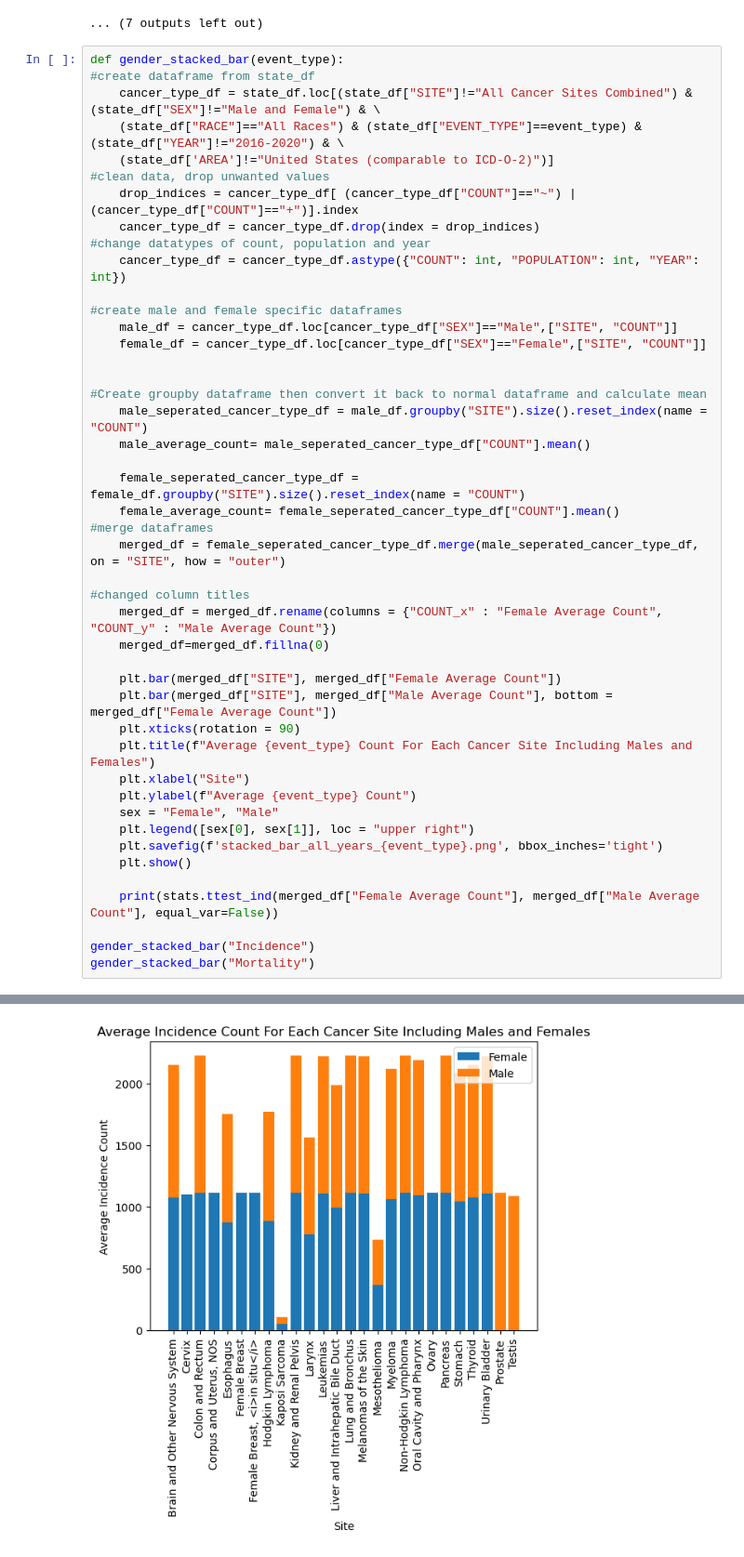
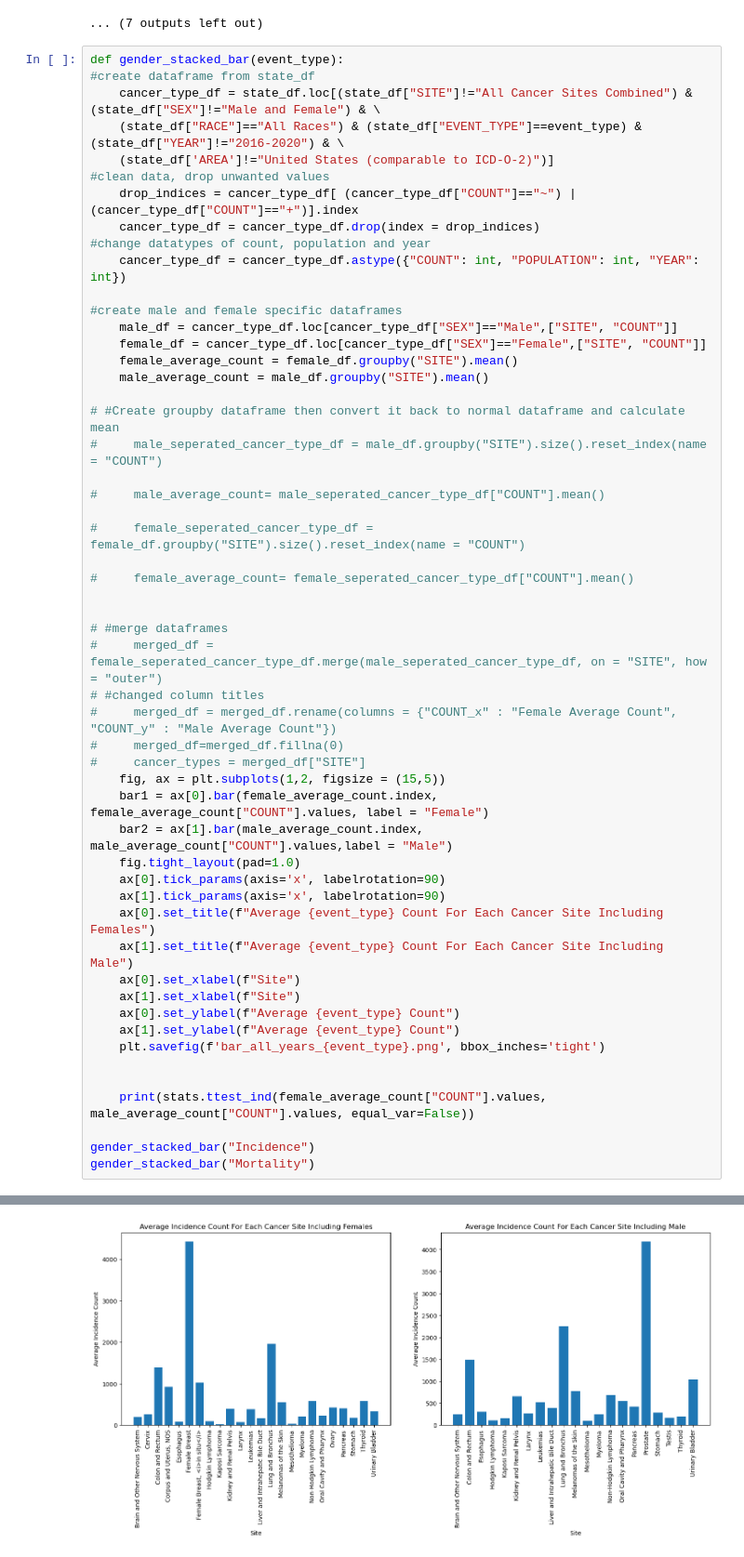
Before and after one commit to cassidyschul/American_cancer_stats, a Jupyter notebook: script_CMS.ipynb, the cells around one changed output, grey strips where cells are left out. Shown at 93% size. Cells and saved outputs as stored; diff of their text form.

Commit message:
Update script and add visualizations

```diff
--- a/script_CMS.ipynb
+++ b/script_CMS.ipynb
@@ -149,33 +149,41 @@ def gender_stacked_bar(event_type):
 #create male and female specific dataframes
     male_df = cancer_type_df.loc[cancer_type_df["SEX"]=="Male",["SITE", "COUNT"]]
     female_df = cancer_type_df.loc[cancer_type_df["SEX"]=="Female",["SITE", "COUNT"]]
+    female_average_count = female_df.groupby("SITE").mean()
+    male_average_count = male_df.groupby("SITE").mean()
+
+# #Create groupby dataframe then convert it back to normal dataframe and calculate mean
+#     male_seperated_cancer_type_df = male_df.groupby("SITE").size().reset_index(name = "COUNT")
+
+#     male_average_count= male_seperated_cancer_type_df["COUNT"].mean()
+
+#     female_seperated_cancer_type_df = female_df.groupby("SITE").size().reset_index(name = "COUNT")
+
+#     female_average_count= female_seperated_cancer_type_df["COUNT"].mean()
 
 
-#Create groupby dataframe then convert it back to normal dataframe and calculate mean
-    male_seperated_cancer_type_df = male_df.groupby("SITE").size().reset_index(name = "COUNT")
-    male_average_count= male_seperated_cancer_type_df["COUNT"].mean()
+# #merge dataframes
+#     merged_df = female_seperated_cancer_type_df.merge(male_seperated_cancer_type_df, on = "SITE", how = "outer")
+# #changed column titles
+#     merged_df = merged_df.rename(columns = {"COUNT_x" : "Female Average Count", "COUNT_y" : "Male Average Count"})
+#     merged_df=merged_df.fillna(0)
+#     cancer_types = merged_df["SITE"]
+    fig, ax = plt.subplots(1,2, figsize = (15,5))
+    bar1 = ax[0].bar(female_average_count.index, female_average_count["COUNT"].values, label = "Female")
+    bar2 = ax[1].bar(male_average_count.index, male_average_count["COUNT"].values,label = "Male")
+    fig.tight_layout(pad=1.0)
+    ax[0].tick_params(axis='x', labelrotation=90)
+    ax[1].tick_params(axis='x', labelrotation=90)
+    ax[0].set_title(f"Average {event_type} Count For Each Cancer Site Including Females")
+    ax[1].set_title(f"Average {event_type} Count For Each Cancer Site Including Male")
+    ax[0].set_xlabel(f"Site")
+    ax[1].set_xlabel(f"Site")
+    ax[0].set_ylabel(f"Average {event_type} Count")
+    ax[1].set_ylabel(f"Average {event_type} Count")
+    plt.savefig(f'bar_all_years_{event_type}.png', bbox_inches='tight')
 
-    female_seperated_cancer_type_df = female_df.groupby("SITE").size().reset_index(name = "COUNT")
-    female_average_count= female_seperated_cancer_type_df["COUNT"].mean()
-#merge dataframes
-    merged_df = female_seperated_cancer_type_df.merge(male_seperated_cancer_type_df, on = "SITE", how = "outer")
 
-#changed column titles
-    merged_df = merged_df.rename(columns = {"COUNT_x" : "Female Average Count", "COUNT_y" : "Male Average Count"})
-    merged_df=merged_df.fillna(0)
-
-    plt.bar(merged_df["SITE"], merged_df["Female Average Count"])
-    plt.bar(merged_df["SITE"], merged_df["Male Average Count"], bottom = merged_df["Female Average Count"])
-    plt.xticks(rotation = 90)
-    plt.title(f"Average {event_type} Count For Each Cancer Site Including Males and Females")
-    plt.xlabel("Site")
-    plt.ylabel(f"Average {event_type} Count")
-    sex = "Female", "Male"
-    plt.legend([sex[0], sex[1]], loc = "upper right")
-    plt.savefig(f'stacked_bar_all_years_{event_type}.png', bbox_inches='tight')
-    plt.show()
-
-    print(stats.ttest_ind(merged_df["Female Average Count"], merged_df["Male Average Count"], equal_var=False))
+    print(stats.ttest_ind(female_average_count["COUNT"].values, male_average_count["COUNT"].values, equal_var=False))
 
 gender_stacked_bar("Incidence")
 gender_stacked_bar("Mortality")
@@ -183 +193 @@ gender_stacked_bar("Mortality")
-[figure, old version]
+[figure, new version]
```
Also changed, not shown: parts of 2 cells of this notebook, 4 other files.
